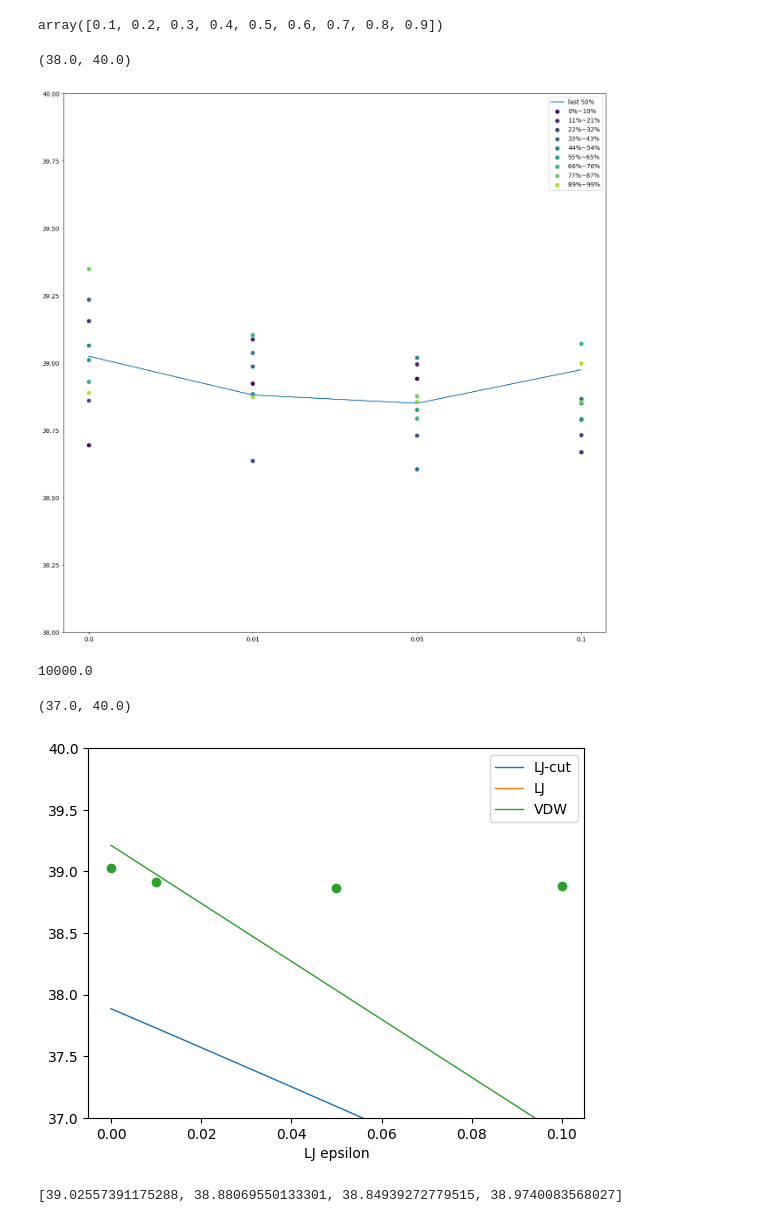
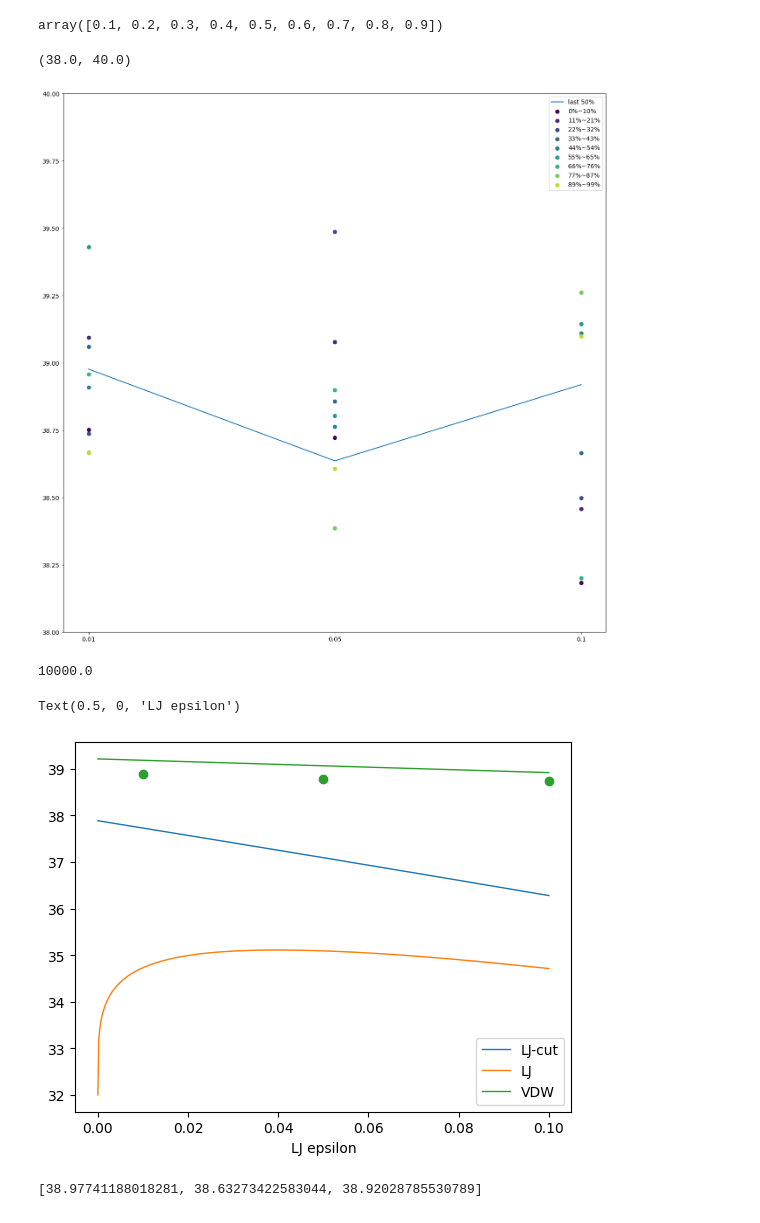
Before and after one commit to hy-iu/cu_mc, a Jupyter notebook: output_sg_ljo/scan_s.ipynb, the cells around one changed output. Cells and saved outputs as stored; diff of their text form; code cells hidden in the pictures.

```diff
--- a/output_sg_ljo/scan_s.ipynb
+++ b/output_sg_ljo/scan_s.ipynb
@@ -63,7 +63,7 @@ dts = []
 
 i = 0
 for d in os.listdir('.'):
-    if os.path.isdir(d) and '20250909_160000' <= d[:15] <= '20250909_240000':
+    if os.path.isdir(d) and '20251222_150000' <= d[:15] <= '20251222_240000':
         dirs.append(d)
         r = float(d.split('r')[-1])
         rs.append(r)
@@ -139,7 +139,7 @@ plt.legend()
 plt.ylim(38, 40)
 # %% [output]
 (38.0, 40.0)
-[figure, old version]
+[figure, new version]
 # %%
 1000000 / 100
 # %% [output]
@@ -147,40 +147,40 @@ plt.ylim(38, 40)
 # %%
 epss = np.linspace(0, max(epsilons), 500)
 RADIUS = 0.07
 cms = []
 ces = []
 for ep in epss:
     m, e = pressure_lj_cut(1.0, ep, RADIUS * 2, 32)
     cms.append(m / 1.0)
     ces.append(e * m)
 cms = np.array(cms)
 ces = np.array(ces)
 plt.plot(epss, cms, label="LJ-cut", linewidth=1)
 plt.fill_between(epss, cms-ces, cms+ces, alpha=0.5)
 lms = []
 les = []
 for ep in epss:
     m, e = pressure_lj(1.0, ep, RADIUS * 2, 32)
     lms.append(m / 1.0)
     les.append(e * m)
 lms = np.array(lms)
 les = np.array(les)
 plt.plot(epss, lms, label="LJ", linewidth=1)
 plt.fill_between(epss, lms-les, lms+les, alpha=0.5)
 plt.plot(epss, [vdw(1.0, ep, RADIUS * 2, 32) / 1.0 for ep in epss], label="VDW", linewidth=1)
 plt.scatter(epsilons, [p_per_Ts[i].mean() for i in range(len(dirs))])
 plt.legend()
 plt.xlabel("LJ epsilon")
-# plt.xscale('log')
+# plt.xscale('log')``
 # plt.xlim(0, 0.11)
-plt.ylim(37, 40)
+# plt.ylim(37, 40)
 # %% [output]
-(37.0, 40.0)
+Text(0.5, 0, 'LJ epsilon')
-[figure, old version]
+[figure, new version]
 # %%
 [p[-int(len(p) * 0.5):].mean() for p in pressures]
 # %% [output]
-[39.02557391175288, 38.88069550133301, 38.84939272779515, 38.9740083568027]
+[38.97741188018281, 38.63273422583044, 38.92028785530789]
 # %%
 # rss = np.linspace(0, 0.18, 500)
 # cms = []
```
Also changed, not shown: parts of 5 cells of this notebook, 5 other files.
